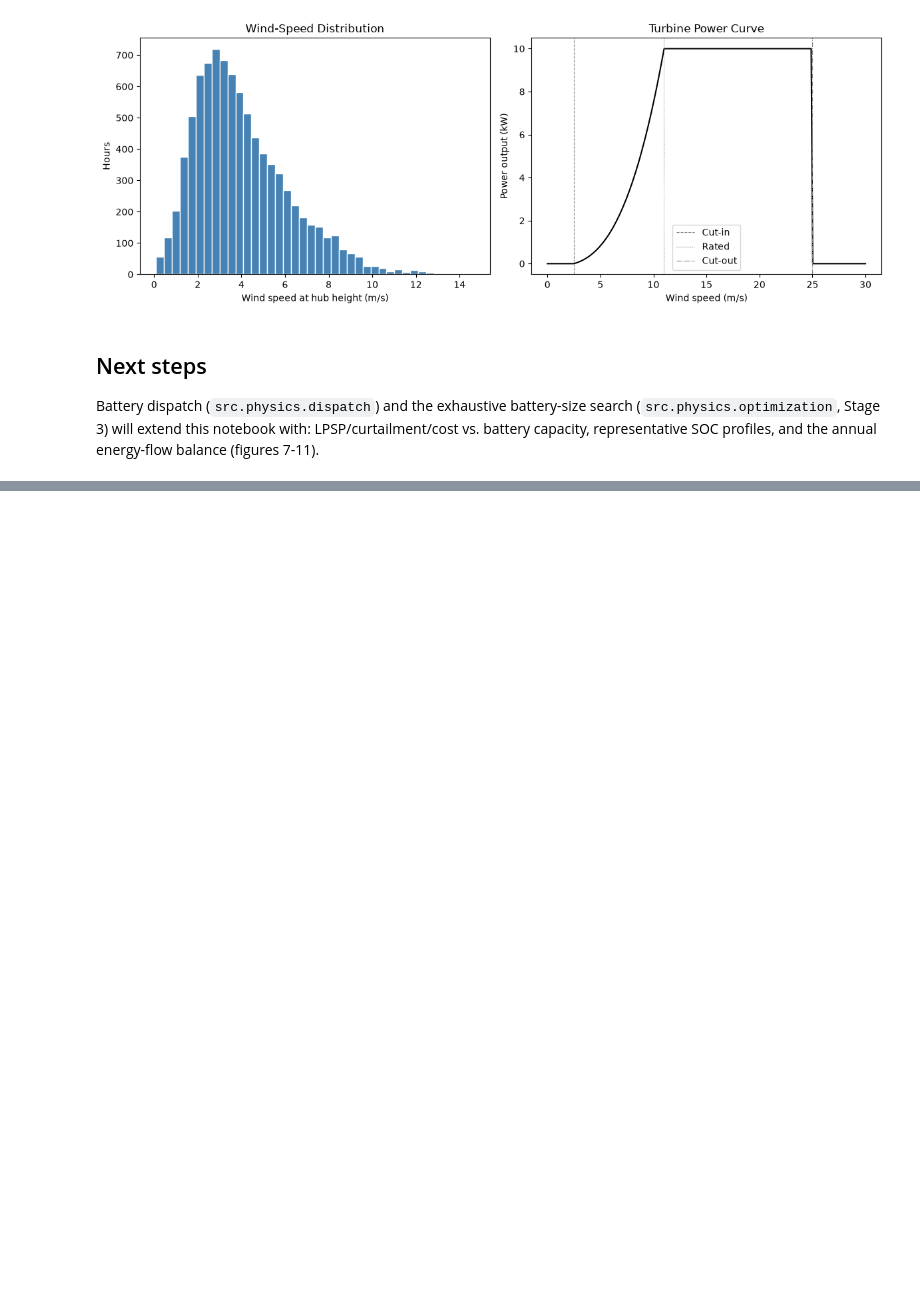
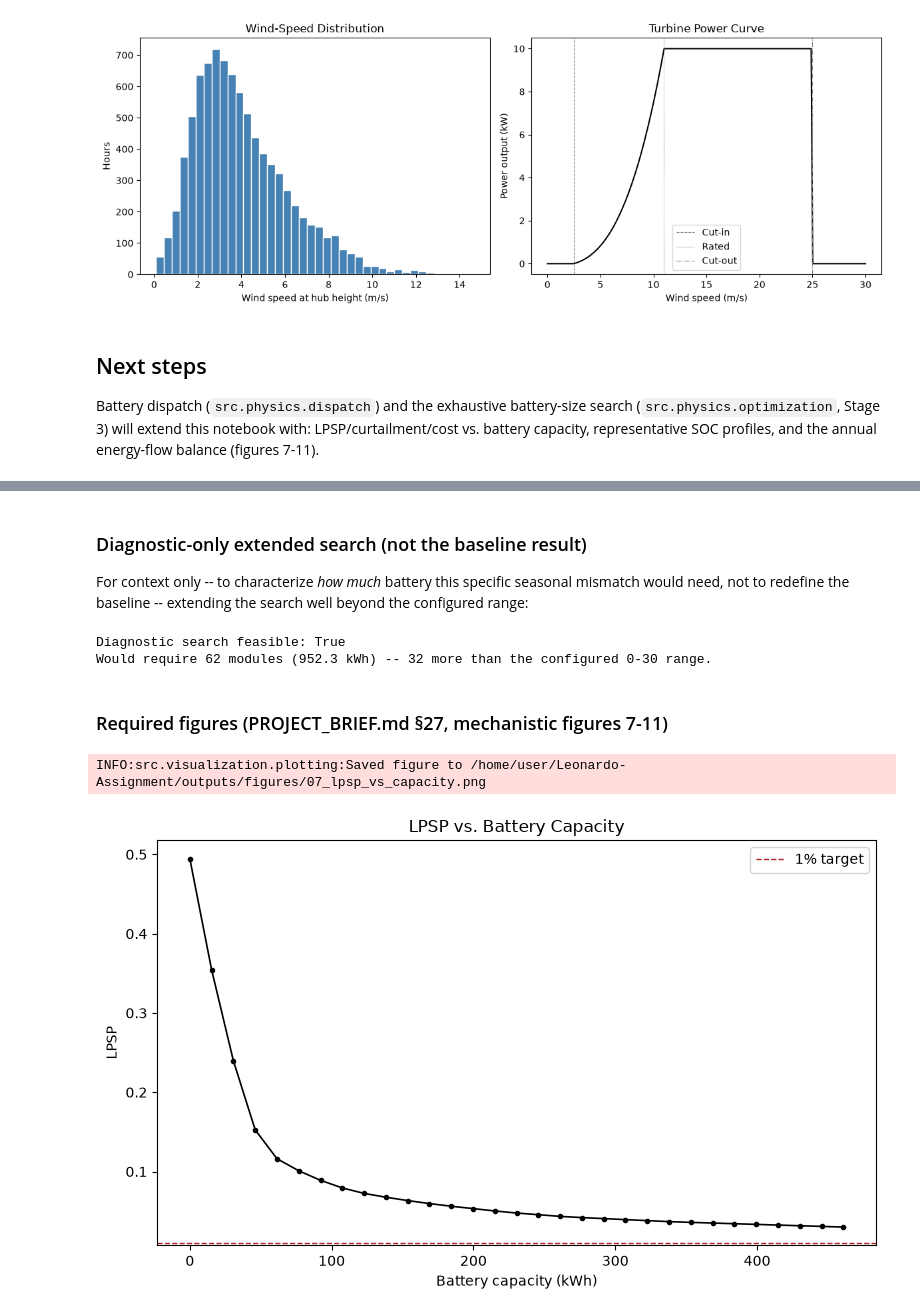
Before and after one commit to sulhos/Leonardo-Assignment, a Jupyter notebook: notebooks/01_mechanistic_model.ipynb, the cells around one changed output, grey strips where cells are left out. Drawn from its saved outputs; the diff is of its cells as text; code cells hidden in the pictures; blank space fills up the shorter version.

```diff
--- a/notebooks/01_mechanistic_model.ipynb
+++ b/notebooks/01_mechanistic_model.ipynb
@@ -202,0 +210,35 @@ Battery dispatch (`src.physics.dispatch`) and the exhaustive battery-size search
+# %%
+from src.physics.optimization import run_battery_search
+
+battery_cfg = config["battery"]
+search_result = run_battery_search(
+    pv, wind, load,
+    n_max=battery_cfg["candidate_module_counts"]["max"],
+    module_capacity_kwh=battery_cfg["module_capacity_kwh"],
+    module_rated_power_kw=battery_cfg["module_rated_power_kw"],
+    round_trip_efficiency=battery_cfg["round_trip_efficiency"],
+    min_soc_fraction=battery_cfg["min_soc_fraction"],
+    max_soc_fraction=battery_cfg["max_soc_fraction"],
+    initial_soc_fraction=battery_cfg["initial_soc_fraction"],
+    installed_cost_eur_per_kwh=battery_cfg["installed_cost_eur_per_kwh"],
+    economic_lifetime_years=battery_cfg["economic_lifetime_years"],
+    project_lifetime_years=battery_cfg["project_lifetime_years"],
+    real_discount_rate=config["economics"]["real_discount_rate"],
+    lpsp_target=config["reliability"]["primary_lpsp_target"],
+    reliability_sensitivity_targets=config["reliability"]["sensitivity_targets_load_served"],
+)
+
+print(f"Feasible within tested range: {search_result.feasible}")
+if search_result.feasible:
+    print(f"Optimal: {search_result.optimal_n_modules} modules "
+          f"({search_result.optimal_capacity_kwh:.1f} kWh), LPSP={search_result.lpsp:.4f}")
+else:
+    print(search_result.infeasibility_reason)
+print(f"Search runtime: {search_result.search_runtime_seconds:.2f} s "
+      f"for {len(search_result.candidates)} candidates "
+      f"({search_result.search_runtime_seconds / len(search_result.candidates):.4f} s/candidate)")
+
+search_result.candidates.to_csv(TABLES_DIR / "baseline_battery_candidate_results.csv", index=False)
+search_result.reliability_sensitivity.to_csv(TABLES_DIR / "baseline_reliability_sensitivity.csv", index=False)
+search_result.candidates[["n_modules", "nominal_battery_capacity_kwh", "lpsp", "load_served_fraction",
+                          "unserved_energy_kwh", "curtailed_energy_kwh", "equivalent_annual_cost_eur"]]
@@ -202,0 +302,39 @@ Battery dispatch (`src.physics.dispatch`) and the exhaustive battery-size search
+# %% [markdown]
+### Diagnostic-only extended search (not the baseline result)
+
+For context only -- to characterize *how much* battery this specific seasonal mismatch would need, not to redefine the baseline -- extending the search well beyond the configured range:
+# %%
+diagnostic_result = run_battery_search(
+    pv, wind, load, n_max=100,
+    module_capacity_kwh=battery_cfg["module_capacity_kwh"],
+    module_rated_power_kw=battery_cfg["module_rated_power_kw"],
+    round_trip_efficiency=battery_cfg["round_trip_efficiency"],
+    min_soc_fraction=battery_cfg["min_soc_fraction"],
+    max_soc_fraction=battery_cfg["max_soc_fraction"],
+    initial_soc_fraction=battery_cfg["initial_soc_fraction"],
+    installed_cost_eur_per_kwh=battery_cfg["installed_cost_eur_per_kwh"],
+    economic_lifetime_years=battery_cfg["economic_lifetime_years"],
+    project_lifetime_years=battery_cfg["project_lifetime_years"],
+    real_discount_rate=config["economics"]["real_discount_rate"],
+    lpsp_target=config["reliability"]["primary_lpsp_target"],
+)
+print(f"Diagnostic search feasible: {diagnostic_result.feasible}")
+if diagnostic_result.feasible:
+    print(f"Would require {diagnostic_result.optimal_n_modules} modules "
+          f"({diagnostic_result.optimal_capacity_kwh:.1f} kWh) -- "
+          f"{diagnostic_result.optimal_n_modules - battery_cfg['candidate_module_counts']['max']} "
+          f"more than the configured 0-30 range.")
+# %% [output]
+Diagnostic search feasible: True
+Would require 62 modules (952.3 kWh) -- 32 more than the configured 0-30 range.
+# %% [markdown]
+### Required figures (PROJECT_BRIEF.md §27, mechanistic figures 7-11)
+# %%
+fig = plot_metric_vs_battery_capacity(
+    search_result.candidates, "lpsp", "LPSP",
+    target_line=config["reliability"]["primary_lpsp_target"], target_label="1% target",
+)
+save_figure(fig, FIGURES_DIR / "07_lpsp_vs_capacity.png")
+# %% [output]
+INFO:src.visualization.plotting:Saved figure to /home/user/Leonardo-Assignment/outputs/figures/07_lpsp_vs_capacity.png
+[figure, added]
```
Also changed, not shown: parts of 12 cells of this notebook, 6 other files.
